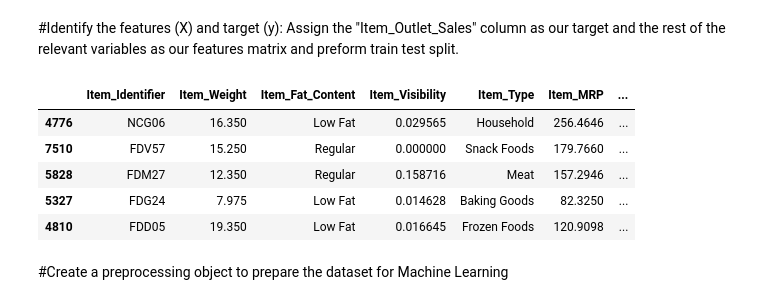
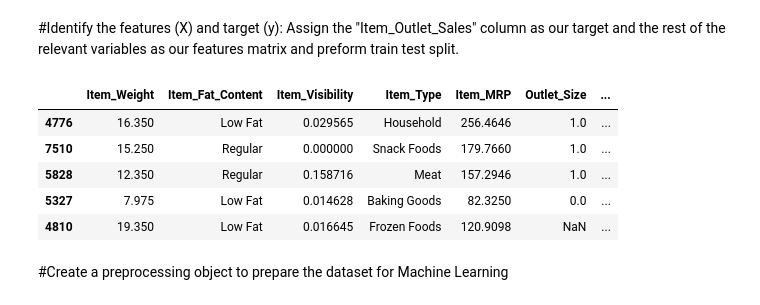
Before and after one commit to spockthompson/Portfolio-Project, a Jupyter notebook: Sales_Prediction_Project_Machine_Learning.ipynb, the cells around one changed output. Cells and saved outputs as stored; diff of their text form; code cells hidden in the pictures.

```diff
--- a/Sales_Prediction_Project_Machine_Learning.ipynb
+++ b/Sales_Prediction_Project_Machine_Learning.ipynb
@@ -165,20 +165,20 @@ Name: Outlet_Type, Length: 8523, dtype: int64
 #Identify the features (X) and target (y): Assign the "Item_Outlet_Sales" column as our target and the rest of the relevant variables as our features matrix and preform train test split.
 # %%
 # split X and y, you are predicting price
-X = df_ml.drop('Item_Outlet_Sales', axis =1)
+X = df_ml.drop(columns=['Item_Outlet_Sales', 'Item_Identifier', 'Outlet_Identifier', 'Outlet_Establishment_Year'])
 y = df_ml['Item_Outlet_Sales']
 
 # split training and test
 # set random_state to 42 for reproducibility
 X_train, X_test, y_train, y_test = train_test_split(X, y, random_state=42)
 X_train.head()
 # %% [output]
-|  | Item_Identifier | Item_Weight | Item_Fat_Content | Item_Visibility | Item_Type | Item_MRP | ... |
-| 4776 | NCG06 | 16.350 | Low Fat | 0.029565 | Household | 256.4646 | ... |
-| 7510 | FDV57 | 15.250 | Regular | 0.000000 | Snack Foods | 179.7660 | ... |
-| 5828 | FDM27 | 12.350 | Regular | 0.158716 | Meat | 157.2946 | ... |
-| 5327 | FDG24 | 7.975 | Low Fat | 0.014628 | Baking Goods | 82.3250 | ... |
-| 4810 | FDD05 | 19.350 | Low Fat | 0.016645 | Frozen Foods | 120.9098 | ... |
+|  | Item_Weight | Item_Fat_Content | Item_Visibility | Item_Type | Item_MRP | Outlet_Size | ... |
+| 4776 | 16.350 | Low Fat | 0.029565 | Household | 256.4646 | 1.0 | ... |
+| 7510 | 15.250 | Regular | 0.000000 | Snack Foods | 179.7660 | 1.0 | ... |
+| 5828 | 12.350 | Regular | 0.158716 | Meat | 157.2946 | 1.0 | ... |
+| 5327 | 7.975 | Low Fat | 0.014628 | Baking Goods | 82.3250 | 0.0 | ... |
+| 4810 | 19.350 | Low Fat | 0.016645 | Frozen Foods | 120.9098 | NaN | ... |
 # %% [markdown]
 #Create a preprocessing object to prepare the dataset for Machine Learning
 # %%
```
Also changed, not shown: parts of 2 cells of this notebook.
